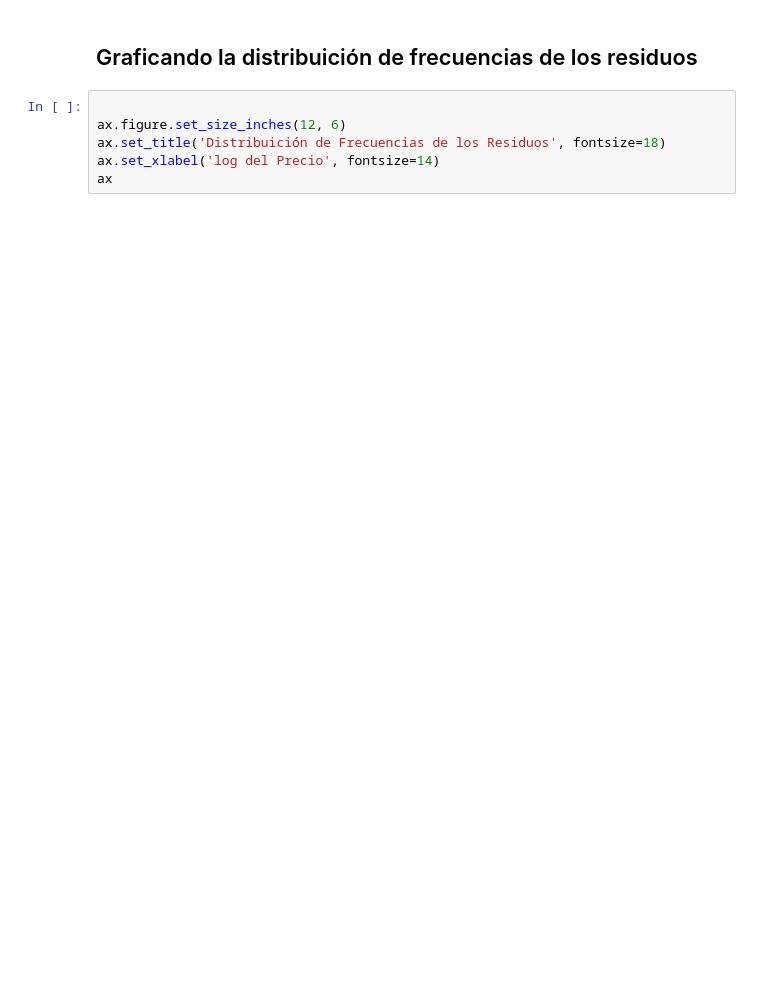
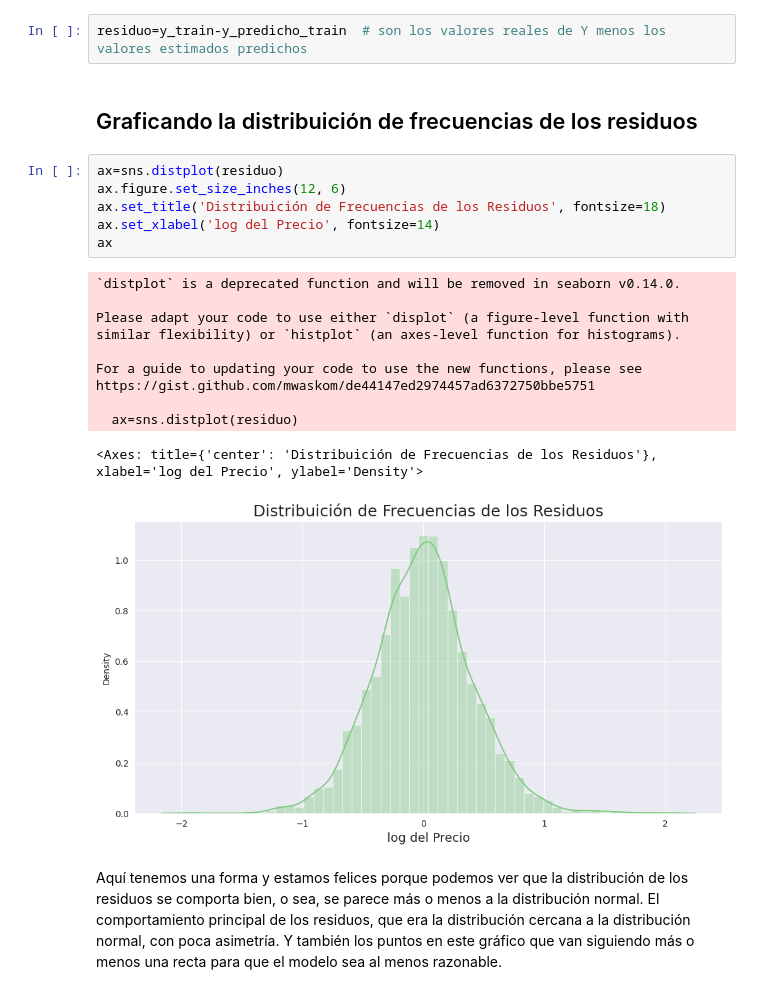
Before and after one commit to evs-11/Regresion-Lineal-II, a Jupyter notebook: Regresión_Lineal_II.ipynb, the cells around one changed output. Drawn from its saved outputs; the diff is of its cells as text; blank space fills up the shorter version.

```diff
--- a/Regresión_Lineal_II.ipynb
+++ b/Regresión_Lineal_II.ipynb
@@ -622,8 +690,25 @@ AttributeError: 'PairGrid' object has no attribute 'set_title'
+# %%
+residuo=y_train-y_predicho_train  # son los valores reales de Y menos los valores estimados predichos
 # %% [markdown]
 ## Graficando la distribuición de frecuencias de los residuos
 # %%
-
+ax=sns.distplot(residuo)
 ax.figure.set_size_inches(12, 6)
 ax.set_title('Distribuición de Frecuencias de los Residuos', fontsize=18)
 ax.set_xlabel('log del Precio', fontsize=14)
 ax
+# %% [output]
+`distplot` is a deprecated function and will be removed in seaborn v0.14.0.
+
+Please adapt your code to use either `displot` (a figure-level function with
+similar flexibility) or `histplot` (an axes-level function for histograms).
+
+For a guide to updating your code to use the new functions, please see
+https://gist.github.com/mwaskom/de44147ed2974457ad6372750bbe5751
+
+  ax=sns.distplot(residuo)
+<Axes: title={'center': 'Distribuición de Frecuencias de los Residuos'}, xlabel='log del Precio', ylabel='Density'>
+[figure, added]
+# %% [markdown]
+Aquí tenemos una forma y estamos felices porque podemos ver que la distribución de los residuos se comporta bien, o sea, se parece más o menos a la distribución normal.
+El comportamiento principal de los residuos, que era la distribución cercana a la distribución normal, con poca asimetría. Y también los puntos en este gráfico que van siguiendo más o menos una recta para que el modelo sea al menos razonable.
```
Also changed, not shown: parts of 16 cells of this notebook.
